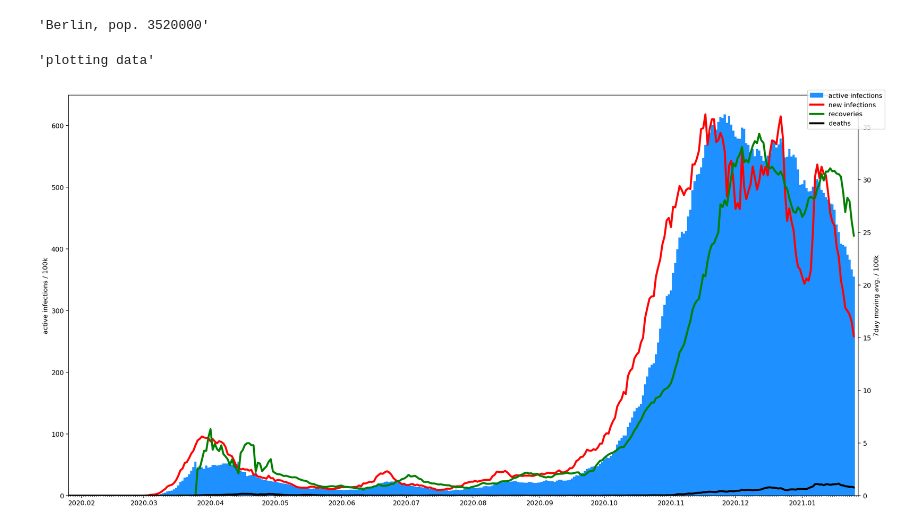
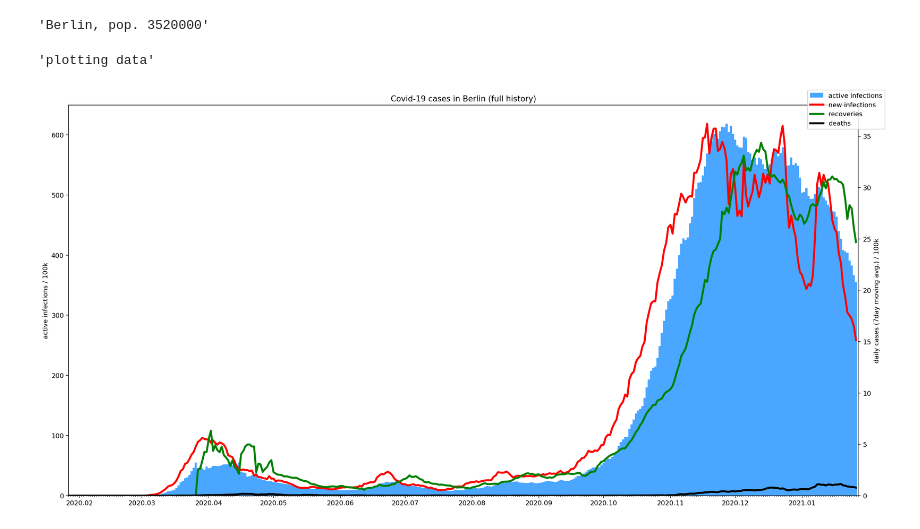
Before and after one commit to dani-corie/covid_chart, a Jupyter notebook: covid.ipynb, the cells around one changed output. Cells and saved outputs as stored; diff of their text form; code cells hidden in the pictures.

Commit message:
60 day plot, plus some beautification

```diff
--- a/covid.ipynb
+++ b/covid.ipynb
@@ -57,37 +57,42 @@ deaths_ma = ma(deaths)
 
 # Some matplotlib date stuff
 today = mdate.date2num(datetime.date.today())
-x = np.arange(today-datasize, today-1)
+x = np.arange(today-(datasize-1), today)
 
 month_formatter = mdate.DateFormatter('%Y.%m')
+day_formatter = mdate.DateFormatter('%m.%d')
+
 month_locator = mdate.MonthLocator()
 day_locator = mdate.DayLocator()
+week_locator = mdate.WeekdayLocator(byweekday=mdate.SUNDAY)
 
 region[2] + ", pop. " + str(region[6])
 # %% [output]
 'Berlin, pop. 3520000'
 # %%
-fig1, ax1 = plt.subplots(figsize=(18,9), dpi=157)
+fig1, ax11 = plt.subplots(figsize=(18,9), dpi=157)
 
-ax1.xaxis.set_major_locator(month_locator)
-ax1.xaxis.set_major_formatter(month_formatter)
-ax1.xaxis.set_minor_locator(day_locator)
+ax11.set_title("Covid-19 cases in " + region[2] + " (full history)")
 
-ax1.set_xlim(x[0], today)
-ax1.bar(x, active, color='dodgerblue', label='active infections', width=1, align='center')
-ax1.set_ylabel('active infections / 100k')
+ax11.xaxis.set_major_locator(month_locator)
+ax11.xaxis.set_major_formatter(month_formatter)
+ax11.xaxis.set_minor_locator(day_locator)
 
-ax2 = ax1.twinx()
-ax2.plot(x, infections_ma, color='red', label='new infections', linewidth=3)
-ax2.plot(x, recoveries_ma, color='green', label='recoveries', linewidth=3)
-ax2.plot(x, deaths_ma, color='black', label='deaths', linewidth=3)
-ax2.set_ylim(ymin=0)
-ax2.set_ylabel(str(ma_period) + 'day moving avg. / 100k')
+ax11.set_xlim(x[0], today)
+ax11.bar(x, active, color='dodgerblue', alpha=0.8, label='active infections', width=1, align='center')
+ax11.set_ylabel('active infections / 100k')
+
+ax12 = ax11.twinx()
+ax12.plot(x, infections_ma, color='red', label='new infections', linewidth=3)
+ax12.plot(x, recoveries_ma, color='green', label='recoveries', linewidth=3)
+ax12.plot(x, deaths_ma, color='black', label='deaths', linewidth=3)
+ax12.set_ylim(ymin=0)
+ax12.set_ylabel('daily cases (' +str(ma_period) + 'day moving avg.) / 100k')
 
 fig1.tight_layout()
 fig1.legend()
 
 "plotting data"
 # %% [output]
 'plotting data'
-[figure, old version]
+[figure, new version]
```
Also changed, not shown: parts of 1 cell of this notebook.
